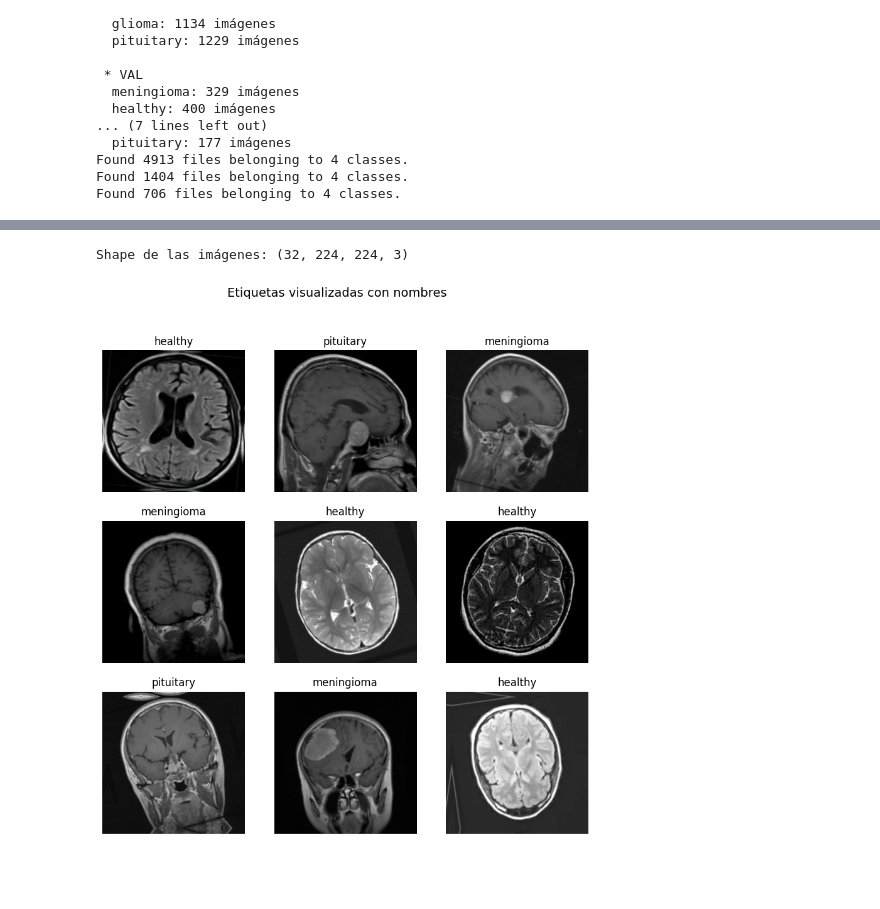
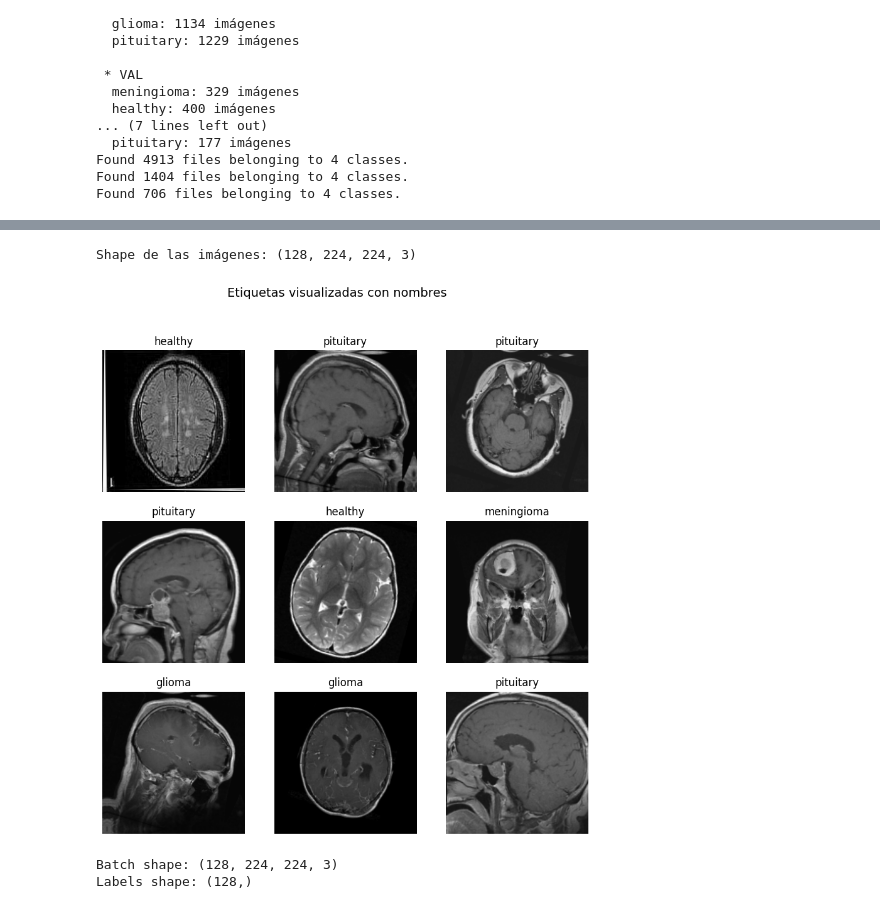
Before and after one commit to katterine2558/mri-tumor-detection-cnn, a Jupyter notebook: mri_tumor_detection_cnn.ipynb, the cells around one changed output, grey strips where cells are left out. Cells and saved outputs as stored; diff of their text form; code cells hidden in the pictures; blank space fills up the shorter version.

```diff
--- a/mri_tumor_detection_cnn.ipynb
+++ b/mri_tumor_detection_cnn.ipynb
@@ -43,22 +43,6 @@ mixed_precision.set_global_policy('mixed_float16')
 print("Política de precisión:", mixed_precision.global_policy())
 
 # ----------------------------------------------------------
-# 5️⃣ CONFIGURAR AUTOTUNE Y PIPELINE DE DATOS
-# ----------------------------------------------------------
-AUTOTUNE = tf.data.AUTOTUNE
-
-def prepare_dataset(ds, batch_size=128, shuffle=False, cache=True):
-    if cache:
-        ds = ds.cache()
-    if shuffle:
-        ds = ds.shuffle(buffer_size=1000)
-    ds = ds.batch(batch_size)
-    ds = ds.prefetch(AUTOTUNE)
-    return ds
-
-print("Pipeline de datos optimizado con AUTOTUNE y mixed precision activado.")
-
-# ----------------------------------------------------------
 # 6️⃣ MOSTRAR INFORMACIÓN DE RECURSOS
 # ----------------------------------------------------------
 print(f"Memoria RAM disponible: {psutil.virtual_memory().total / 1e9:.2f} GB")
@@ -427,32 +417,38 @@ Mapeo de etiquetas:
 # %%
 # ==========================================================
 # TRAIN LABEL VERIFICATION
 # ==========================================================
 
 def get_label(train_ds, class_names, label_map):
 
     # Mostrar forma y etiquetas del primer batch
     for images, labels in train_ds.take(1):
         print("\nShape de las imágenes:", images.shape)
 
         # Mostrar 9 imágenes con sus nombres de clase
         plt.figure(figsize=(10, 10))
         for i in range(9):
             ax = plt.subplot(3, 3, i + 1)
             plt.imshow(images[i].numpy().astype("uint8"))
             label_idx = labels[i].numpy()
             plt.title(label_map[label_idx])
             plt.axis("off")
         plt.suptitle("Etiquetas visualizadas con nombres", fontsize=14)
         plt.show()
         break
 
 
 # Ejecutar
 get_label(train_ds, class_names, label_map)
+
+for images, labels in val_ds.take(1):
+    print("Batch shape:", images.shape)
+    print("Labels shape:", labels.shape)
 # %% [output]
-Shape de las imágenes: (32, 224, 224, 3)
+Shape de las imágenes: (128, 224, 224, 3)
-[figure, old version]
+[figure, new version]
+Batch shape: (128, 224, 224, 3)
+Labels shape: (128,)
 # %%
 # ==========================================================
 # CREA EL MODELO
```
Also changed, not shown: parts of 12 cells of this notebook.
